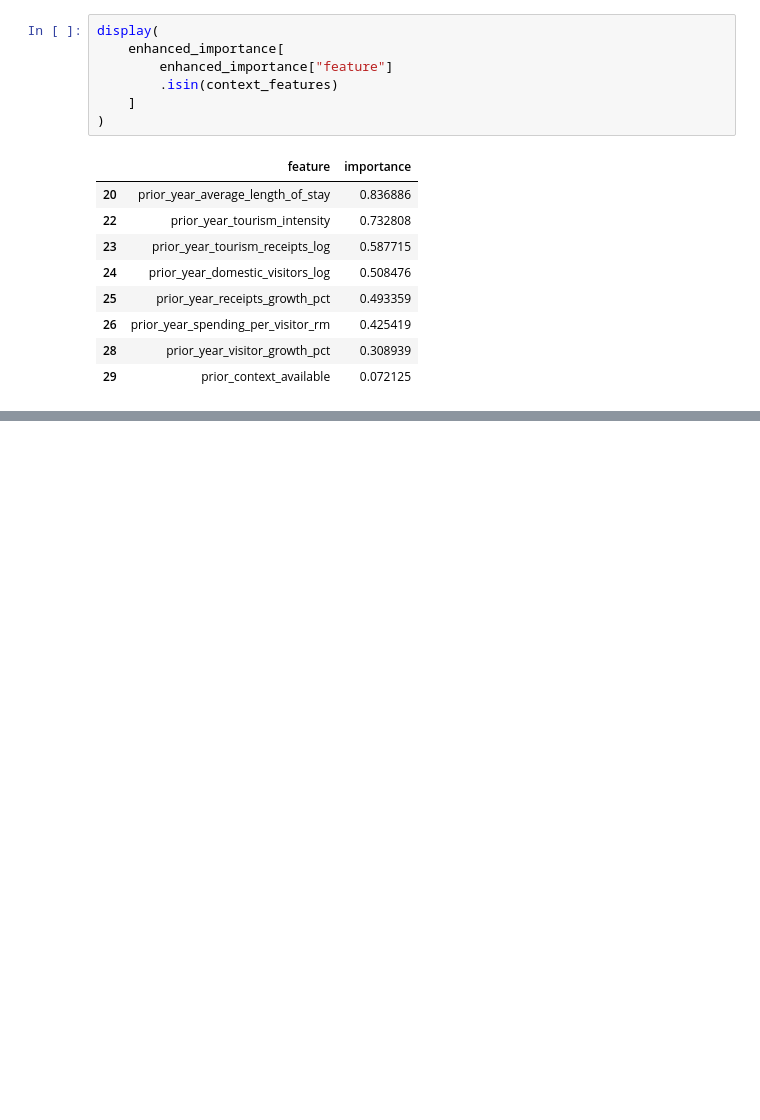
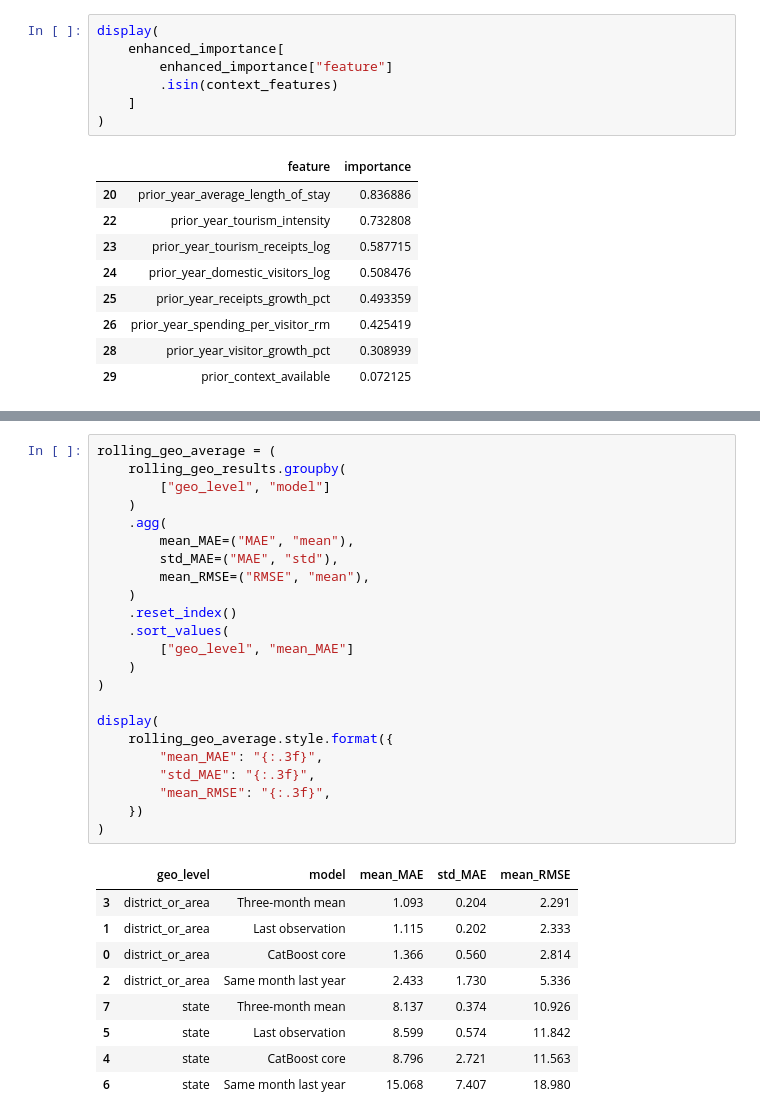
Before and after one commit to Nadsyuhamus/Databladez_Tourism, a Jupyter notebook: 01_data_audit.ipynb, the cells around one changed output, grey strips where cells are left out. Saved outputs shown, nothing was run; the diff lists cells and outputs as text; blank space fills up the shorter version.

```diff
--- a/01_data_audit.ipynb
+++ b/01_data_audit.ipynb
@@ -2047,0 +2532,33 @@ display(
+# %%
+rolling_geo_average = (
+    rolling_geo_results.groupby(
+        ["geo_level", "model"]
+    )
+    .agg(
+        mean_MAE=("MAE", "mean"),
+        std_MAE=("MAE", "std"),
+        mean_RMSE=("RMSE", "mean"),
+    )
+    .reset_index()
+    .sort_values(
+        ["geo_level", "mean_MAE"]
+    )
+)
+
+display(
+    rolling_geo_average.style.format({
+        "mean_MAE": "{:.3f}",
+        "std_MAE": "{:.3f}",
+        "mean_RMSE": "{:.3f}",
+    })
+)
+# %% [output]
+|  | geo_level | model | mean_MAE | std_MAE | mean_RMSE |
+| 3 | district_or_area | Three-month mean | 1.093 | 0.204 | 2.291 |
+| 1 | district_or_area | Last observation | 1.115 | 0.202 | 2.333 |
+| 0 | district_or_area | CatBoost core | 1.366 | 0.560 | 2.814 |
+| 2 | district_or_area | Same month last year | 2.433 | 1.730 | 5.336 |
+| 7 | state | Three-month mean | 8.137 | 0.374 | 10.926 |
+| 5 | state | Last observation | 8.599 | 0.574 | 11.842 |
+| 4 | state | CatBoost core | 8.796 | 2.721 | 11.563 |
+| 6 | state | Same month last year | 15.068 | 7.407 | 18.980 |
```
Also changed, not shown: parts of 35 cells of this notebook.
